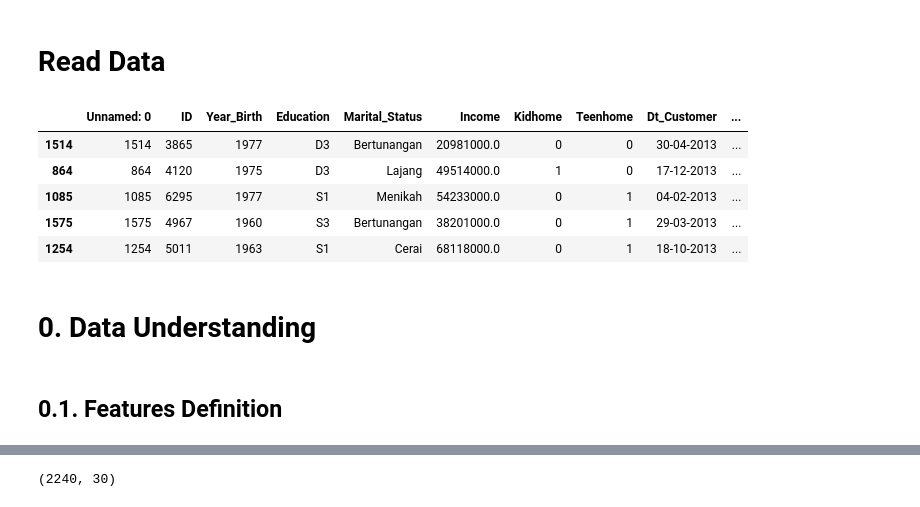
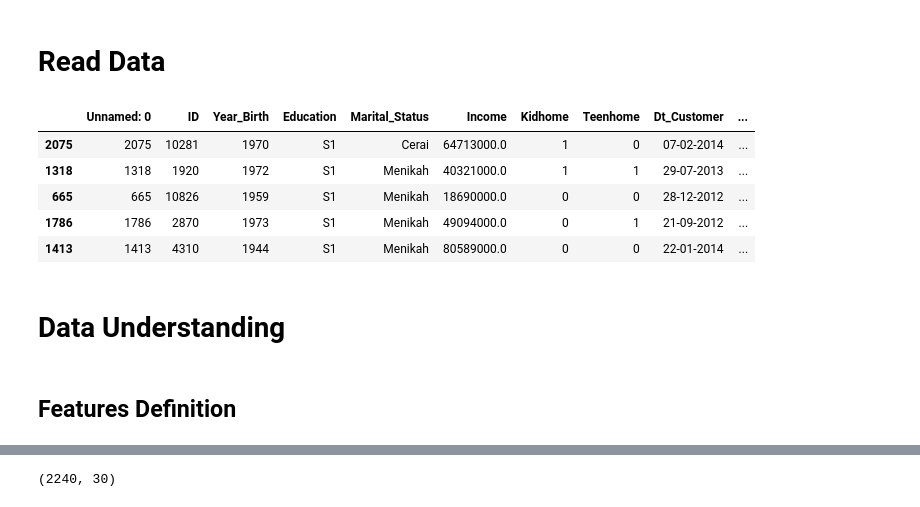
Before and after one commit to sabirinID/Predicting-Customer-Personality, a Jupyter notebook: Notebooks/marketing_campaign.ipynb, the cells around one changed output, grey strips where cells are left out. Cells and saved outputs as stored; diff of their text form; code cells hidden in the pictures.

```diff
--- a/Notebooks/marketing_campaign.ipynb
+++ b/Notebooks/marketing_campaign.ipynb
@@ -25,15 +26,15 @@ pd.set_option('display.max_rows', None)
 link = 'https://raw.githubusercontent.com/sabirinID/Predicting-Customer-Personality/main/Dataset/marketing_campaign_data.csv'
 df = pd.read_csv(link)
 # %%
-df.sample(n=5, random_state=100)
+df.sample(5)
 # %% [output]
 |  | Unnamed: 0 | ID | Year_Birth | Education | Marital_Status | Income | Kidhome | Teenhome | Dt_Customer | ... |
-| 1514 | 1514 | 3865 | 1977 | D3 | Bertunangan | 20981000.0 | 0 | 0 | 30-04-2013 | ... |
-| 864 | 864 | 4120 | 1975 | D3 | Lajang | 49514000.0 | 1 | 0 | 17-12-2013 | ... |
-| 1085 | 1085 | 6295 | 1977 | S1 | Menikah | 54233000.0 | 0 | 1 | 04-02-2013 | ... |
-| 1575 | 1575 | 4967 | 1960 | S3 | Bertunangan | 38201000.0 | 0 | 1 | 29-03-2013 | ... |
-| 1254 | 1254 | 5011 | 1963 | S1 | Cerai | 68118000.0 | 0 | 1 | 18-10-2013 | ... |
+| 2075 | 2075 | 10281 | 1970 | S1 | Cerai | 64713000.0 | 1 | 0 | 07-02-2014 | ... |
+| 1318 | 1318 | 1920 | 1972 | S1 | Menikah | 40321000.0 | 1 | 1 | 29-07-2013 | ... |
+| 665 | 665 | 10826 | 1959 | S1 | Menikah | 18690000.0 | 0 | 0 | 28-12-2012 | ... |
+| 1786 | 1786 | 2870 | 1973 | S1 | Menikah | 49094000.0 | 0 | 1 | 21-09-2012 | ... |
+| 1413 | 1413 | 4310 | 1944 | S1 | Menikah | 80589000.0 | 0 | 0 | 22-01-2014 | ... |
 # %% [markdown]
-# 0. Data Understanding
+# Data Understanding
 # %% [markdown]
-## 0.1. Features Definition
+## Features Definition
```
Also changed, not shown: parts of 156 cells of this notebook.
